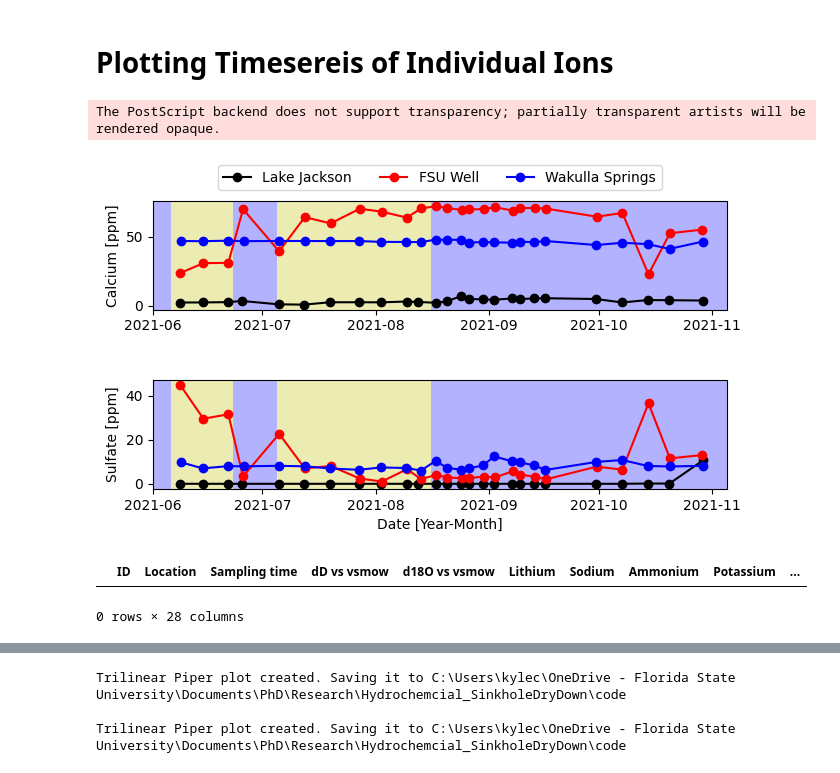
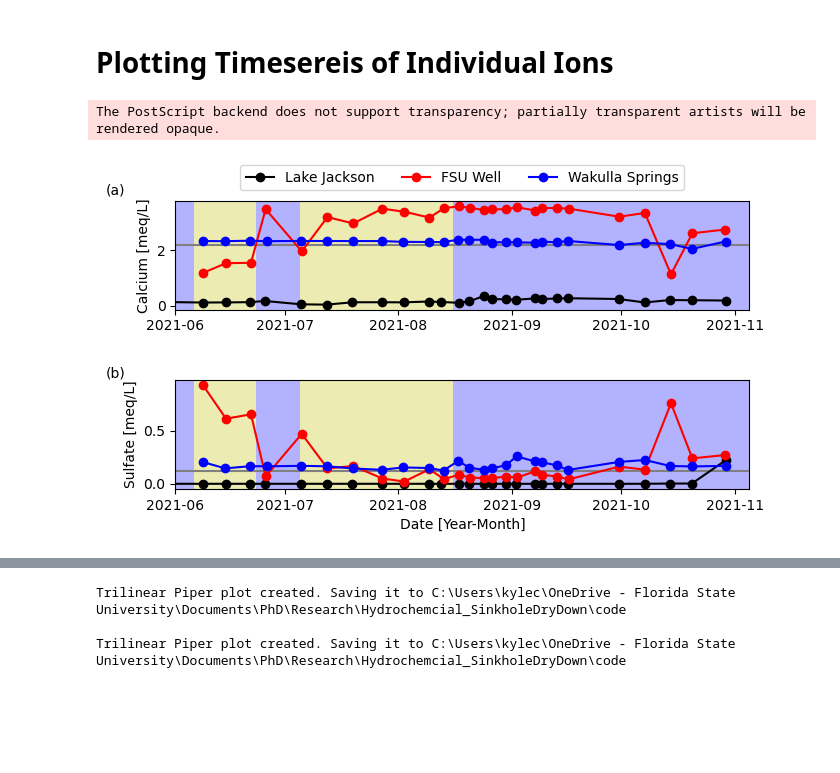
Before and after one commit to kylecompare/Hydrochemcial_SinkholeDryDown, a Jupyter notebook: code/01_WaterQuality.ipynb, the cells around one changed output, grey strips where cells are left out. Cells and saved outputs as stored; diff of their text form; code cells hidden in the pictures; blank space fills up the shorter version.

```diff
--- a/code/01_WaterQuality.ipynb
+++ b/code/01_WaterQuality.ipynb
@@ -117,20 +131,24 @@ format_df
 # %%
 ## SPLIT THE SAMPLE SITES INTO DIFFERENT DATAFRAMES
 ## Subsetting WQ_DF because it cotains datetime information
-LJ=wq_df.loc[wq_df['Location'] == 'Porter Sink ']
+wq_df = pd.read_csv("../data/Full2021_WQ_meq_L.csv", parse_dates=['Sampling time'],
+                    index_col='Sampling time')
+LJ=wq_df.loc[wq_df['Location'] == 'Lake Jackson']
 
 FW=wq_df.loc[wq_df['Location'] == 'FSU Well']
 WS=wq_df.loc[wq_df['Location'] == 'Wakulla Springs']
-LJ=LJ.drop('2021-05-04 13:00:00')
-FW=FW.drop('2021-05-04 12:45:00')
+#LJ=LJ.drop('2021-05-04 13:00:00')
+#FW=FW.drop('2021-05-04 12:45:00')
 # %%
 fig, ax = plt.subplots(2,1, figsize=(7,4))
 fig.tight_layout(pad=3.0)
 
 ## Calcium Plot
-line1=ax[0].plot(LJ.index, LJ.Calcium,'-o',color='k', label="Lake Jackson")
-line2=ax[0].plot(FW.index, FW.Calcium,'-o',color='r', label="FSU Well")
-line3=ax[0].plot(WS.index, WS.Calcium,'-o',color='b', label="Wakulla Springs")
+
+ax[0].axhline(y=44/40.078*2, color= 'gray')
+line1=ax[0].plot(LJ.index, LJ.Ca,'-o',color='k', label="Lake Jackson")
+line2=ax[0].plot(FW.index, FW.Ca,'-o',color='r', label="FSU Well")
+line3=ax[0].plot(WS.index, WS.Ca,'-o',color='b', label="Wakulla Springs")
 ax[0].axvspan('2021-06-01','2021-06-06' ,facecolor='#b3b2fe')
 ax[0].axvspan('2021-06-06', '2021-06-23',facecolor='#ecebb2')
 ax[0].axvspan('2021-06-23', '2021-07-05',facecolor='#b3b2fe')
@@ -138,45 +156,51 @@ ax[0].axvspan('2021-07-05', '2021-08-16',facecolor='#ecebb2')
 ax[0].axvspan('2021-08-16','2021-11-16' ,facecolor='#b3b2fe')
 ax[0].set_xlim(left=datetime.date(2021,6,1), right=datetime.date(2021,11,5))
 
-ax[0].set_ylabel("Calcium [ppm]")
+ax[0].set_ylabel("Calcium [meq/L]")
 
 ax[0].legend(ncols=3,bbox_to_anchor=(0.5,1.4), loc="upper center")
+ax[0].text(18760,4, "(a)")
 
 ## Sulfate Plot
-ax[1].plot(LJ.index, LJ.Sulfate,'-o',color='k')
-ax[1].plot(FW.index, FW.Sulfate,'-o',color='r')
-ax[1].plot(WS.index, WS.Sulfate,'-o',color='b')
+ax[1].axhline(5.77/96.06*2, color='gray')
+ax[1].plot(LJ.index, LJ.SO3,'-o',color='k')
+ax[1].plot(FW.index, FW.SO3,'-o',color='r')
+ax[1].plot(WS.index, WS.SO3,'-o',color='b')
 ax[1].axvspan('2021-06-01','2021-06-06' ,facecolor='#b3b2fe')
 ax[1].axvspan('2021-06-06', '2021-06-23',facecolor='#ecebb2')
 ax[1].axvspan('2021-06-23', '2021-07-05',facecolor='#b3b2fe')
 ax[1].axvspan('2021-07-05', '2021-08-16',facecolor='#ecebb2')
 ax[1].axvspan('2021-08-16','2021-11-16' ,facecolor='#b3b2fe')
 ax[1].set_xlim(left=datetime.date(2021,6,1), right=datetime.date(2021,11,5))
 
-ax[1].set_ylabel("Sulfate [ppm]")
+ax[1].set_ylabel("Sulfate [meq/L]")
 ax[1].set_xlabel("Date [Year-Month]")
+ax[1].text(18760,1, "(b)")
 ## Sulfate Plot
 #ax[2].plot(LJ.index, LJ.Fluoride,'-o',color='k')ax[2].plot(FW.index, FW.Fluoride,'-o',color='r')
 #ax[2].plot(WS.index, WS.Fluoride,'-o',color='b')
 #ax[2].axvspan('2021-06-01','2021-06-06' ,facecolor='b', alpha=0.3)
 #ax[2].axvspan('2021-06-06', '2021-06-23',facecolor='y', alpha=0.3)
 #ax[2].axvspan('2021-06-23', '2021-07-05',facecolor='b', alpha=0.3)
 #ax[2].axvspan('2021-07-05', '2021-08-16',facecolor='y', alpha=0.3)
 #ax[2].axvspan('2021-08-16','2021-11-16' ,facecolor='b', alpha=0.3)
 #ax[2].set_xlim(left=datetime.date(2021,6,1), right=datetime.date(2021,11,5))
 
 #ax[2].set_ylabel("Fluoride [ppm]")
 #ax[2].set_xlabel("Date [Year-Month]")
+
+
+#ax[2].axvspan('2021-06-01','2021-06-06' ,facecolor='#b3b2fe', alpha=0.9)
+#ax[2].axvspan('2021-06-06', '2021-06-23',facecolor='#ecebb2')
+#ax[2].axvspan('2021-06-23', '2021-07-05',facecolor='#b3b2fe')
+#ax[2].axvspan('2021-07-05', '2021-08-16',facecolor='#ecebb2')
+#ax[2].axvspan('2021-08-16','2021-10-31' ,facecolor='#b3b2fe')
+
 fig.savefig("../plots/WeeklyTimeseries.JPG", dpi=300, format='jpg')
 fig.savefig("../plots/WeeklyTimeseries.EPS", dpi=300, format='eps')
 # %% [output]
 The PostScript backend does not support transparency; partially transparent artists will be rendered opaque.
-[figure, old version]
+[figure, new version]
-# %%
-LJ
-# %% [output]
-|  | ID | Location | Sampling time | dD vs vsmow | d18O vs vsmow | Lithium | Sodium | Ammonium | Potassium | ... |
-0 rows × 28 columns
 # %%
 wq_df
 # %% [output]
```
Also changed, not shown: parts of 13 cells of this notebook, 26 other files.
